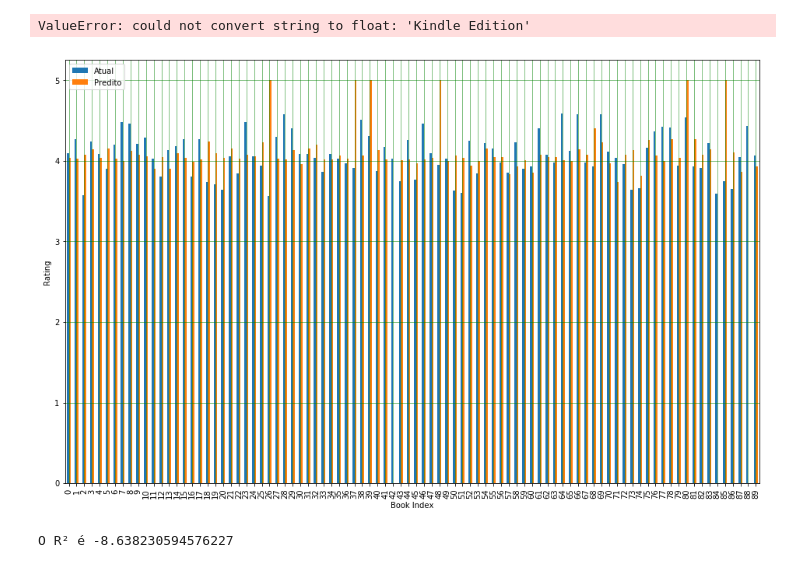
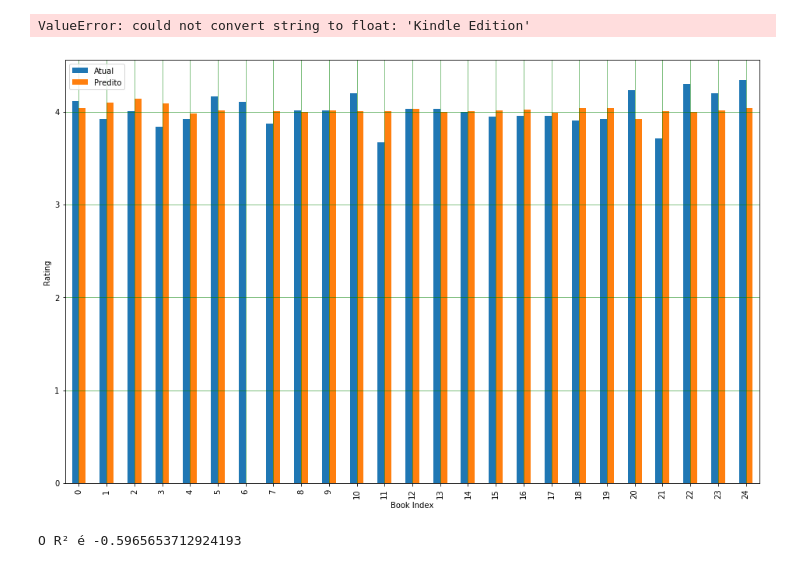
Before and after one commit to PedroHMenezes/PF_Book_rating, a Jupyter notebook: Books.ipynb, the cells around one changed output. Drawn from its saved outputs; the diff is of its cells as text; code cells hidden in the pictures.

```diff
--- a/Books.ipynb
+++ b/Books.ipynb
@@ -41,6 +41,7 @@ csv.head()
 | 4 | Stephenie Meyer | About three things I was absolute... | NaN | Paperback | 9.78032E+12 | 498 pages | 3.58 | ... |
 # %%
 # Retirando os livros com informações faltando
+csv.drop(['book_isbn','book_desc','book_edition','book_title','book_rating_count','book_review_count','image_url'],axis=1,inplace=True)
 csv=csv.dropna()
 csv.head()
 # %% [output]
@@ -103,6 +104,6 @@ csv.head()
 # %%
 # Retirando as colunas irrelevantes para a análise geral de avaliações
-csv.drop(['book_isbn','book_authors','book_desc','book_edition','book_rating_count','book_review_count','genres','image_url','book_pages'],axis=1,inplace=True)
+csv.drop(['book_authors','genres','book_pages'],axis=1,inplace=True)
 # %%
 csv.head()
 # %% [output]
@@ -312,16 +322,16 @@ df2.head()
 # %% [output]
 ValueError: could not convert string to float: 'Kindle Edition'
 # %%
-df1 = df
+df1 = df.head(25)
 df1.plot(kind='bar',figsize=(16,10))
 plt.grid(which='major', linestyle='-', linewidth='0.5', color='green')
 plt.grid(which='minor', linestyle=':', linewidth='0.5', color='black')
 plt.xlabel('Book Index')
 plt.ylabel('Rating')
 plt.show()
 # %% [output]
-[figure, old version]
+[figure, new version]
 # %%
 print("O R² é " + str(metrics.r2_score(df['Atual'],df['Predito'])))
 # %% [output]
-O R² é -8.638230594576227
+O R² é -0.5965653712924193
```
Also changed, not shown: parts of 13 cells of this notebook.
